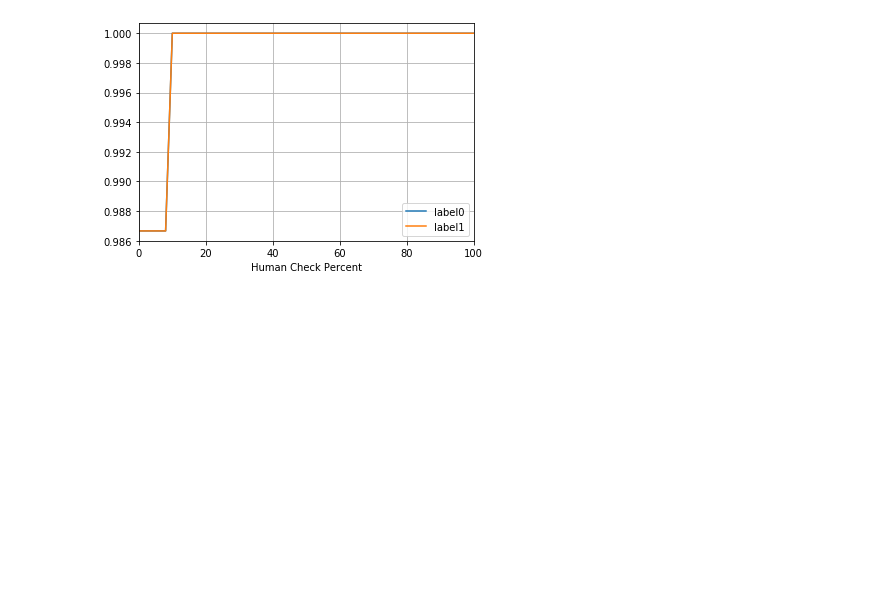
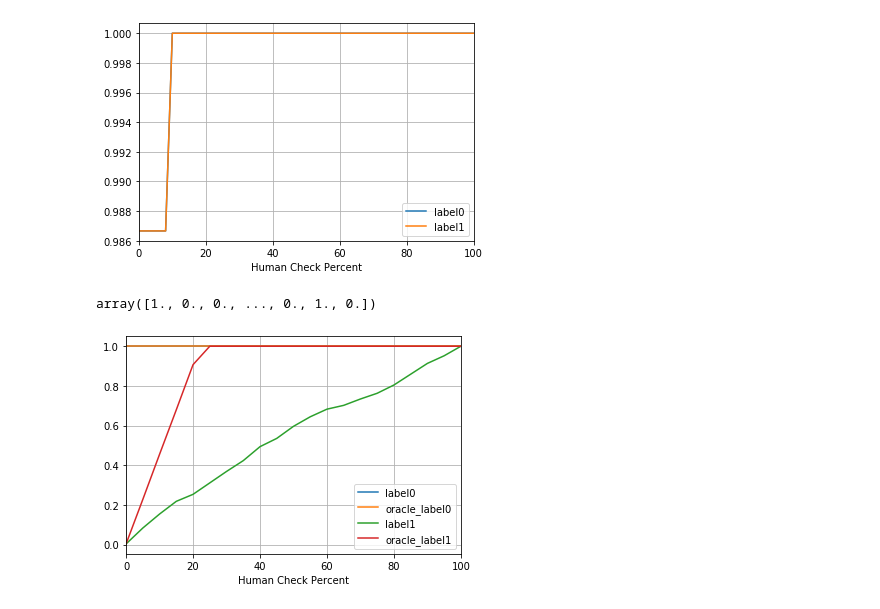
Before and after one commit to TDAILab/wise-coop, a Jupyter notebook: example.ipynb, the cells around one changed output. Saved outputs shown, nothing was run; the diff lists cells and outputs as text; code cells hidden in the pictures; blank space fills up the shorter version.

Commit message:
oracle, list入力、legendに対処

```diff
--- a/example.ipynb
+++ b/example.ipynb
@@ -44,3 +36,22 @@ coop.check_rate_df
 | 1 | 95 | 0 | 0 |
 | 2 | 99 | 10 | 10 |
 [figure]
+# %%
+prob = np.load("test.npy")
+label = np.load("answer.npy")
+# %%
+label
+# %% [output]
+array([1., 0., 0., ..., 0., 1., 0.])
+# %%
+penalty_array = np.array([[0,1],[1, 0]])
+coop = Cooperante(penalty_array, class_to_check=[1])
+
+# coop_pred:(None,)
+# expected_rink:(None,)
+coop_pred, expected_risk = coop.fit(prob)
+# %%
+# Visualize
+coop.plot_eval(label, metrics='recall_score', class_ref = [1,0], show_oracle=True)
+# %% [output]
+[figure, added]
```
Also changed, not shown: parts of 1 cell of this notebook, 4 other files.
